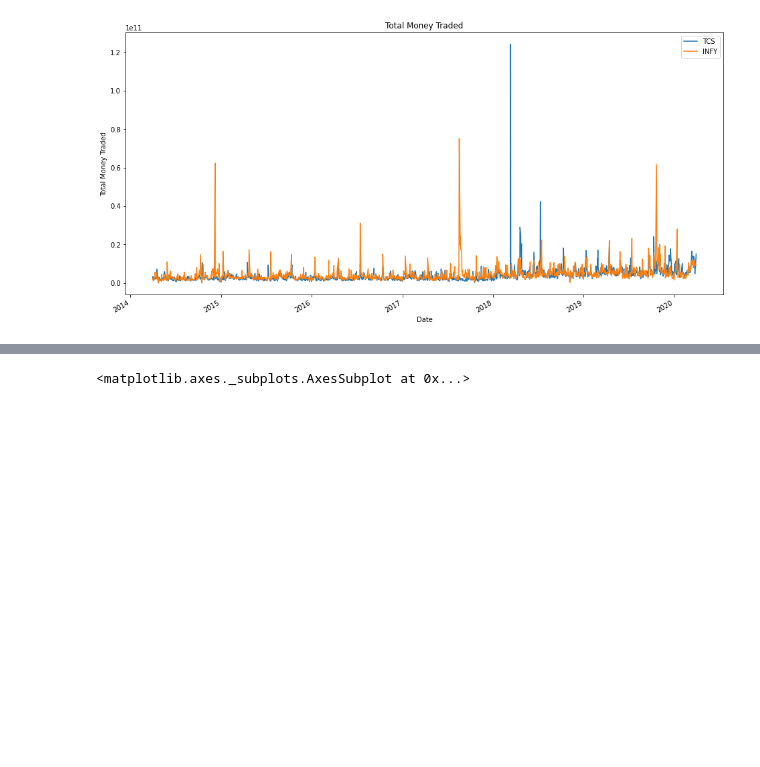
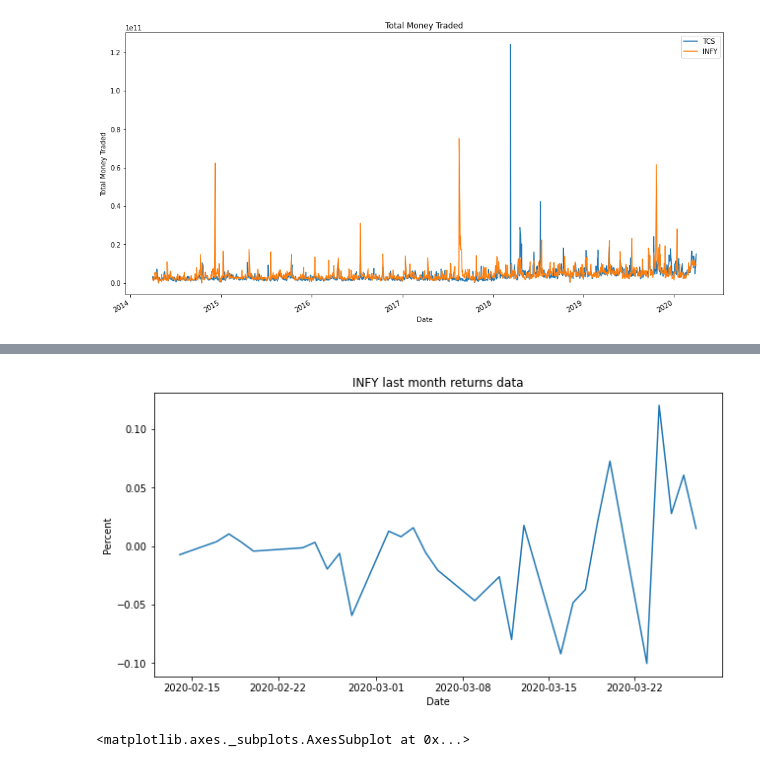
Before and after one commit to mohithxoxo/Projects, a Jupyter notebook: 2_stocks_Financial_Analysis.ipynb, the cells around one changed output, grey strips where cells are left out. Drawn from its saved outputs; the diff is of its cells as text; code cells hidden in the pictures; blank space fills up the shorter version.

```diff
--- a/2_stocks_Financial_Analysis.ipynb
+++ b/2_stocks_Financial_Analysis.ipynb
@@ -150,3 +150,13 @@ plt.show()
+# %%
+fig = plt.figure(figsize=(10,5))
+ax1 = fig.add_axes([0.1,0.1,0.8,0.8])
+ax1.plot(INFY['returns'][-30:-1])
+ax1.set_xlabel("Date")
+ax1.set_ylabel("Percent")
+ax1.set_title("INFY last month returns data")
+plt.show()
+# %% [output]
+[figure, added]
 # %%
 TCS['returns'].hist(bins=100)
 # %% [output]
```
Also changed, not shown: parts of 1 cell of this notebook.
